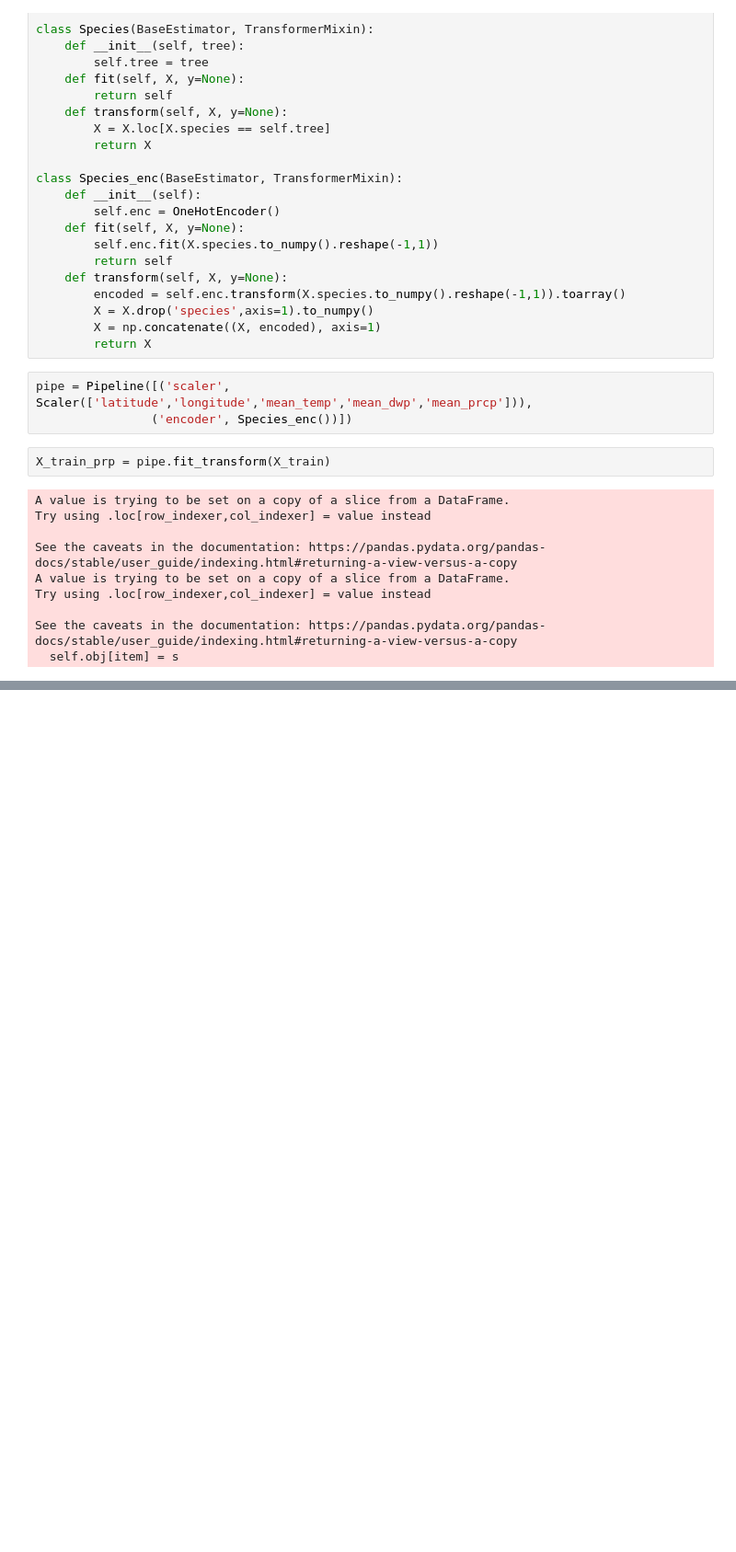
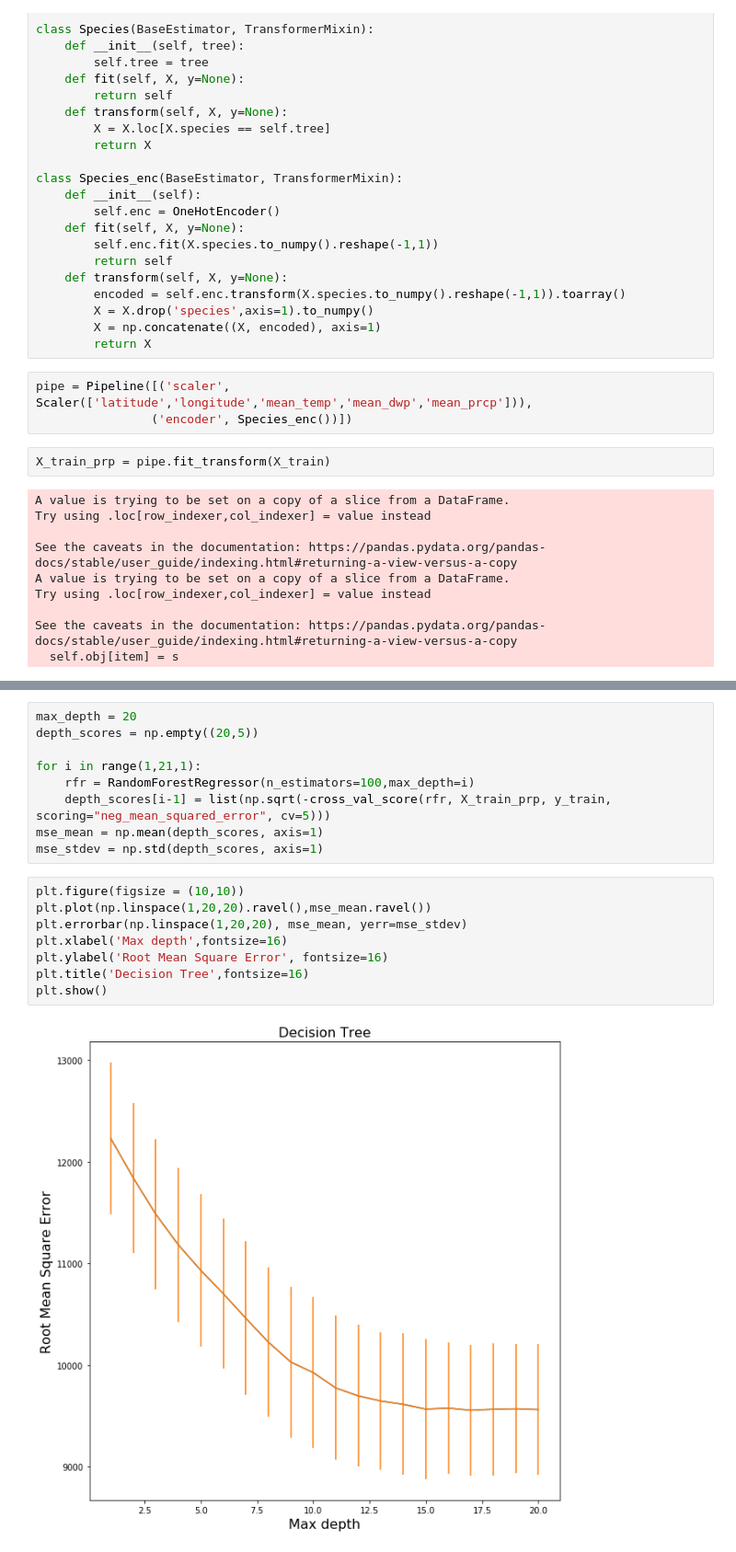
Before and after one commit to dheligman/climate, a Jupyter notebook: models_DMH.ipynb, the cells around one changed output, grey strips where cells are left out. Shown: that part at 92% size. Saved outputs shown, nothing was run; the diff lists cells and outputs as text; blank space fills up the shorter version.

```diff
--- a/models_DMH.ipynb
+++ b/models_DMH.ipynb
@@ -104,0 +111,19 @@ DecisionTreeRegressor(ccp_alpha=0.0, criterion='mse', max_depth=None,
+# %%
+max_depth = 20
+depth_scores = np.empty((20,5))
+
+for i in range(1,21,1):
+    rfr = RandomForestRegressor(n_estimators=100,max_depth=i)
+    depth_scores[i-1] = list(np.sqrt(-cross_val_score(rfr, X_train_prp, y_train, scoring="neg_mean_squared_error", cv=5)))
+mse_mean = np.mean(depth_scores, axis=1)
+mse_stdev = np.std(depth_scores, axis=1)
+# %%
+plt.figure(figsize = (10,10))
+plt.plot(np.linspace(1,20,20).ravel(),mse_mean.ravel())
+plt.errorbar(np.linspace(1,20,20), mse_mean, yerr=mse_stdev)
+plt.xlabel('Max depth',fontsize=16)
+plt.ylabel('Root Mean Square Error', fontsize=16)
+plt.title('Decision Tree',fontsize=16)
+plt.show()
+# %% [output]
+[figure, added]
```
Also changed, not shown: parts of 7 cells of this notebook, 3 other files.
